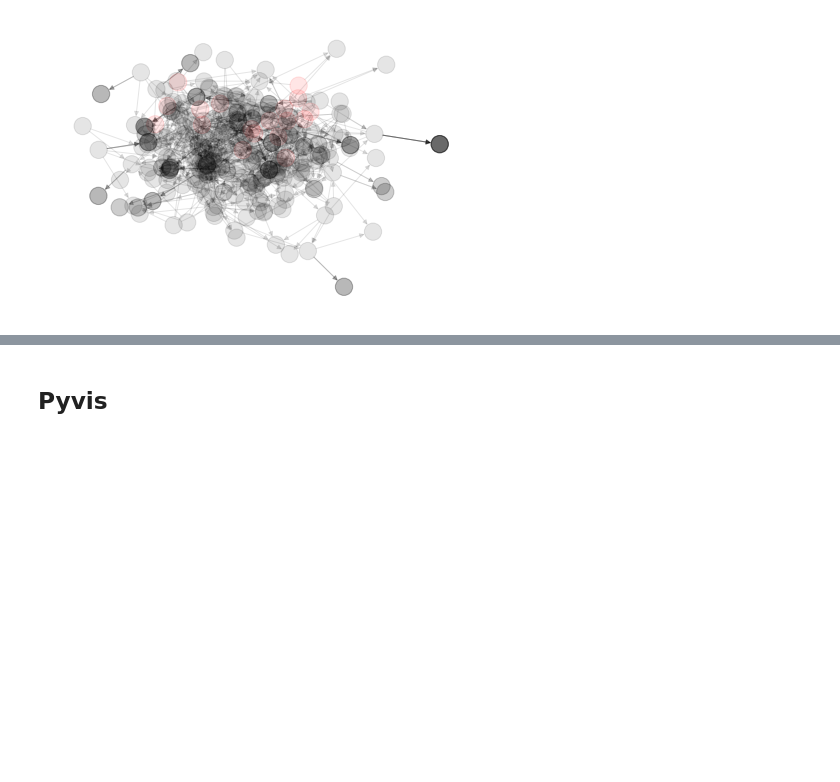
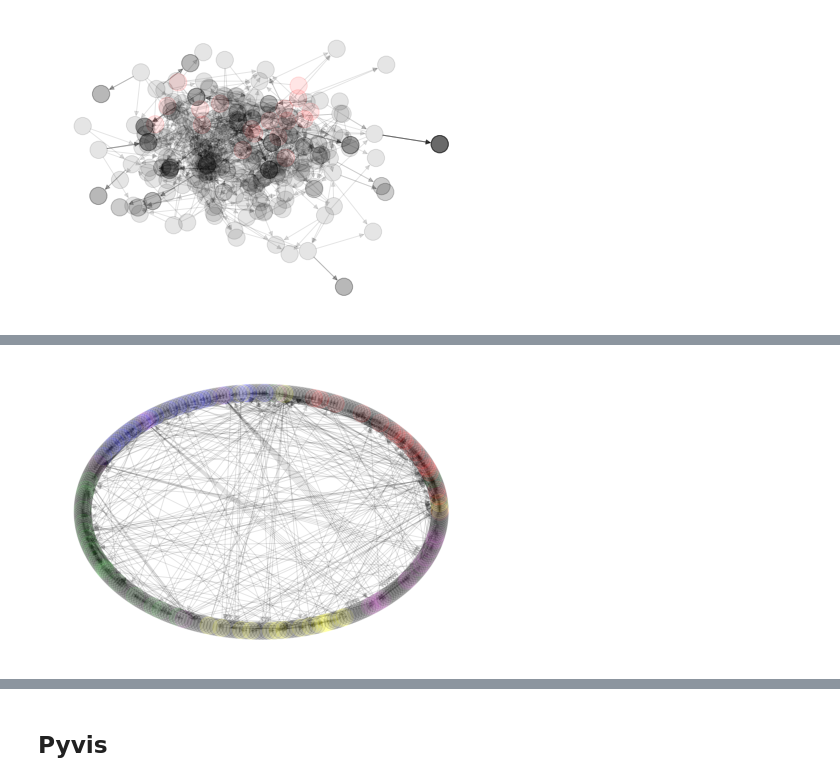
Before and after one commit to TobiasW1891/Networks, a Jupyter notebook: Ligen 2019.ipynb, the cells around one changed output, grey strips where cells are left out. Cells and saved outputs as stored; diff of their text form; code cells hidden in the pictures; blank space fills up the shorter version.

```diff
--- a/Ligen 2019.ipynb
+++ b/Ligen 2019.ipynb
@@ -194,3 +222,8 @@ networkx.draw_spring(G,node_color = Colours, with_labels=False, alpha = 0.1)
+# %%
+networkx.draw_circular(G,node_color = Colours, with_labels=False, alpha = 0.1)
+# one can see blocks of the individual countries + crosslinks
+# %% [output]
+[figure, added]
 # %%
 net = Network(notebook=True)
 net.from_nx(G)
```
Also changed, not shown: parts of 41 cells of this notebook.
